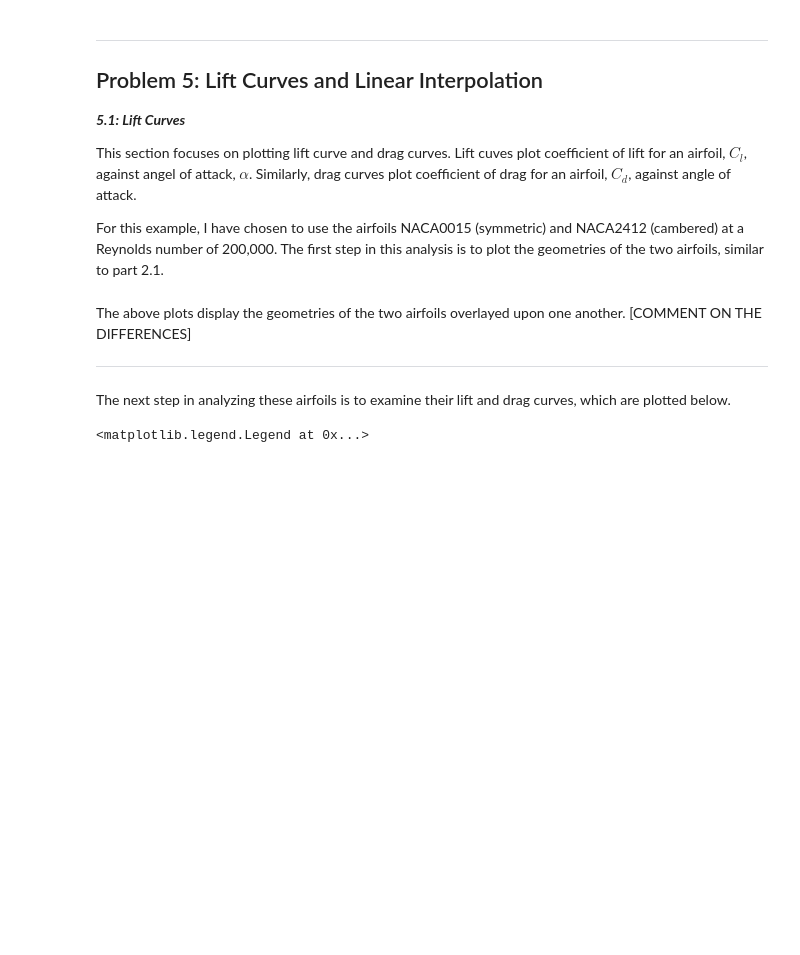
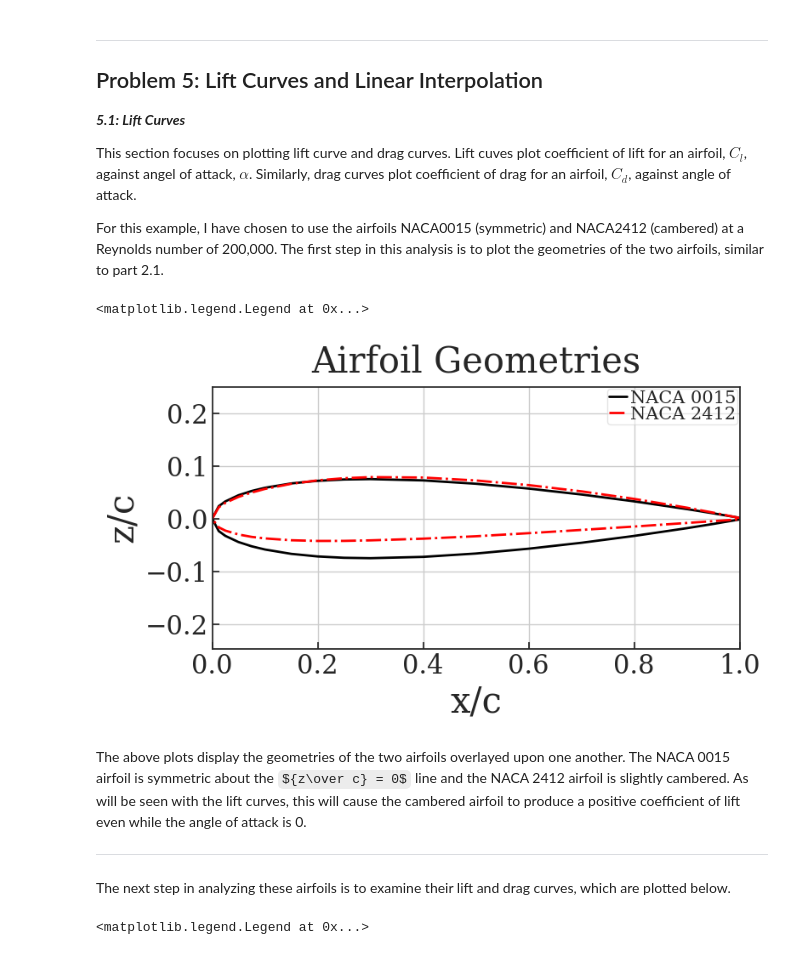
Before and after one commit to ndrichmond/EAE127, a Jupyter notebook: Project 0/Project 0.ipynb, the cells around one changed output. Drawn from its saved outputs; the diff is of its cells as text; code cells hidden in the pictures; some formulas as TeX source; blank space fills up the shorter version.

```diff
--- a/Project 0/Project 0.ipynb
+++ b/Project 0/Project 0.ipynb
@@ -354,6 +352,36 @@ For this example, I have chosen to use the airfoils NACA0015 (symmetric) and NAC
+# %%
+#Code for plotting geometries:
+
+filename = os.path.join(folder,"naca0015.txt")
+xn0015, zn0015 = np.loadtxt(filename, skiprows = 1, unpack = True)
+
+filename = os.path.join(folder,"naca2412.txt")
+xn2412, zn2412 = np.loadtxt(filename, skiprows = 1, unpack = True)
+
+plt.figure(figsize=(8,4))
+plt.title('Airfoil Geometries') #Set title of figure
+plt.xlabel("x/c") #Label x axis (non-dimensional x)
+plt.ylabel("z/c") #Label y axis (non-dimensional z)
+
+#Plot Airfoil Data
+plt.rc('legend',fontsize=15) #change legend size to accomodate large titles
+
+plt.plot(xn0015, zn0015, label="NACA 0015", color='black', linestyle="-", linewidth=2, markersize=8)
+plt.plot(xn2412, zn2412, label="NACA 2412", color='red', linestyle="-.", linewidth=2, markersize=4)
+
+plt.grid(True) #Plot a grid
+#Force Axis to have equal scale (VERY important for geometry plots)
+plt.axis('equal')
+plt.xlim([0, 1]) #Lock x-axis to airfoil
+#Plot Legend located in 'best' space
+plt.legend(loc='best')
+# %% [output]
+<matplotlib.legend.Legend at 0x...>
+[figure, added]
 # %% [markdown]
-The above plots display the geometries of the two airfoils overlayed upon one another. [COMMENT ON THE DIFFERENCES]
+The above plots display the geometries of the two airfoils overlayed upon one another. The NACA 0015 airfoil is symmetric about the ${z\over c} = 0$ line and the NACA 2412 airfoil is slightly cambered. As will be seen with the lift curves, this will cause the cambered airfoil to produce a positive coefficient of lift even while the angle of attack is 0.
 <hr>
+
 The next step in analyzing these airfoils is to examine their lift and drag curves, which are plotted below.
 # %%
 #plot Cl vs alpha for both airfoils
```
Also changed, not shown: parts of 3 cells of this notebook.
